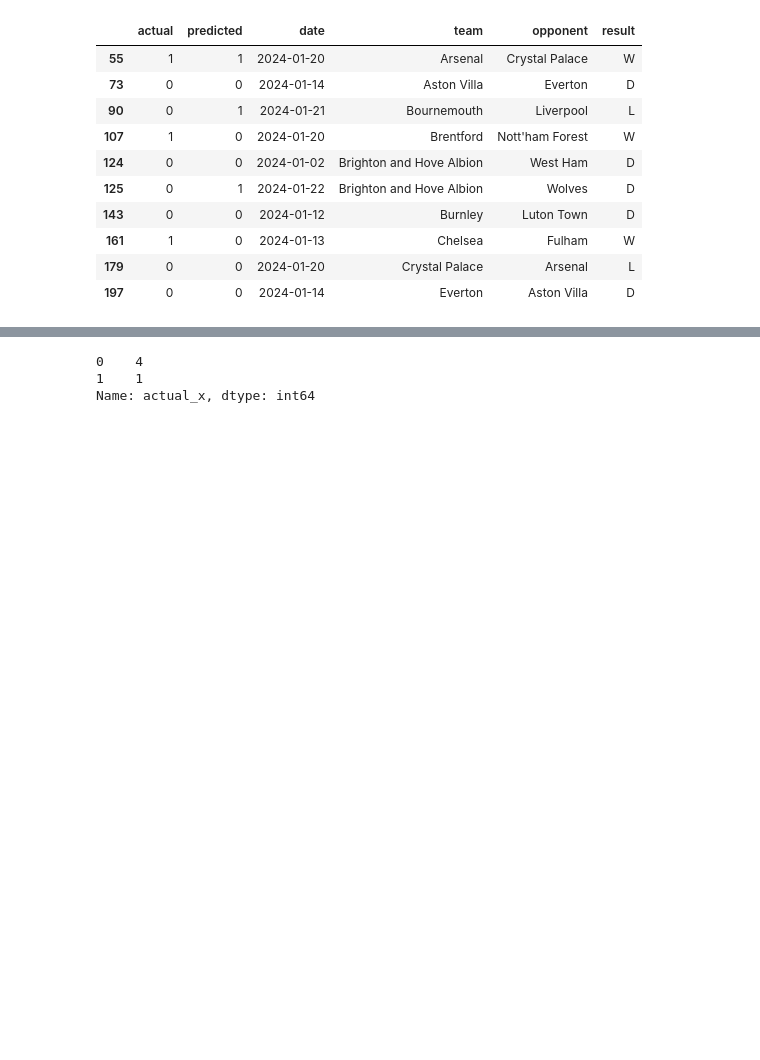
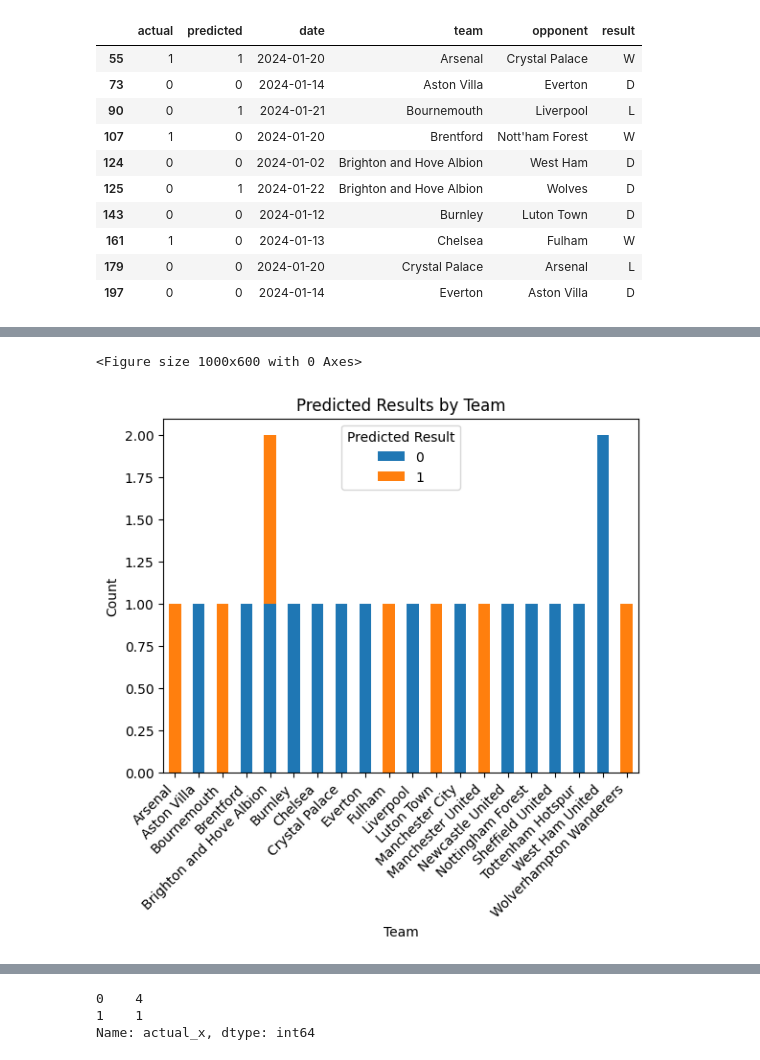
Before and after one commit to aryanagn/FootPredict, a Jupyter notebook: football_prediction.ipynb, the cells around one changed output, grey strips where cells are left out. Saved outputs shown, nothing was run; the diff lists cells and outputs as text; code cells hidden in the pictures; blank space fills up the shorter version.

```diff
--- a/football_prediction.ipynb
+++ b/football_prediction.ipynb
@@ -300,3 +324,17 @@ combined.head(10)
+# %%
+team_predictions = combined.groupby('team')['predicted'].value_counts().unstack().fillna(0)
+
+plt.figure(figsize=(10, 6))
+team_predictions.plot(kind='bar', stacked=True)
+plt.xlabel('Team')
+plt.xticks(rotation=45, ha='right')
+plt.ylabel('Count')
+plt.title('Predicted Results by Team')
+plt.legend(title='Predicted Result')
+plt.show()
+# %% [output]
+<Figure size 1000x600 with 0 Axes>
+[figure, added]
 # %%
 class MissingDict(dict):
     __missing__ = lambda self, key: key
```
Also changed, not shown: parts of 3 cells of this notebook.
